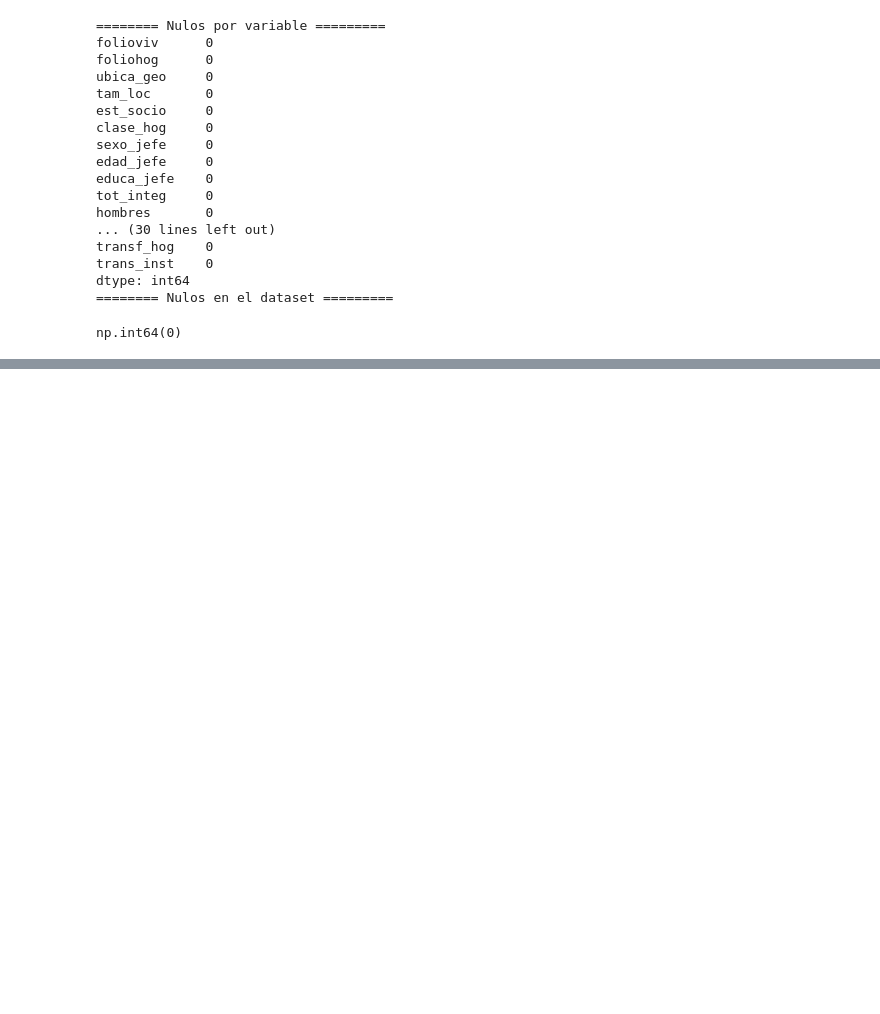
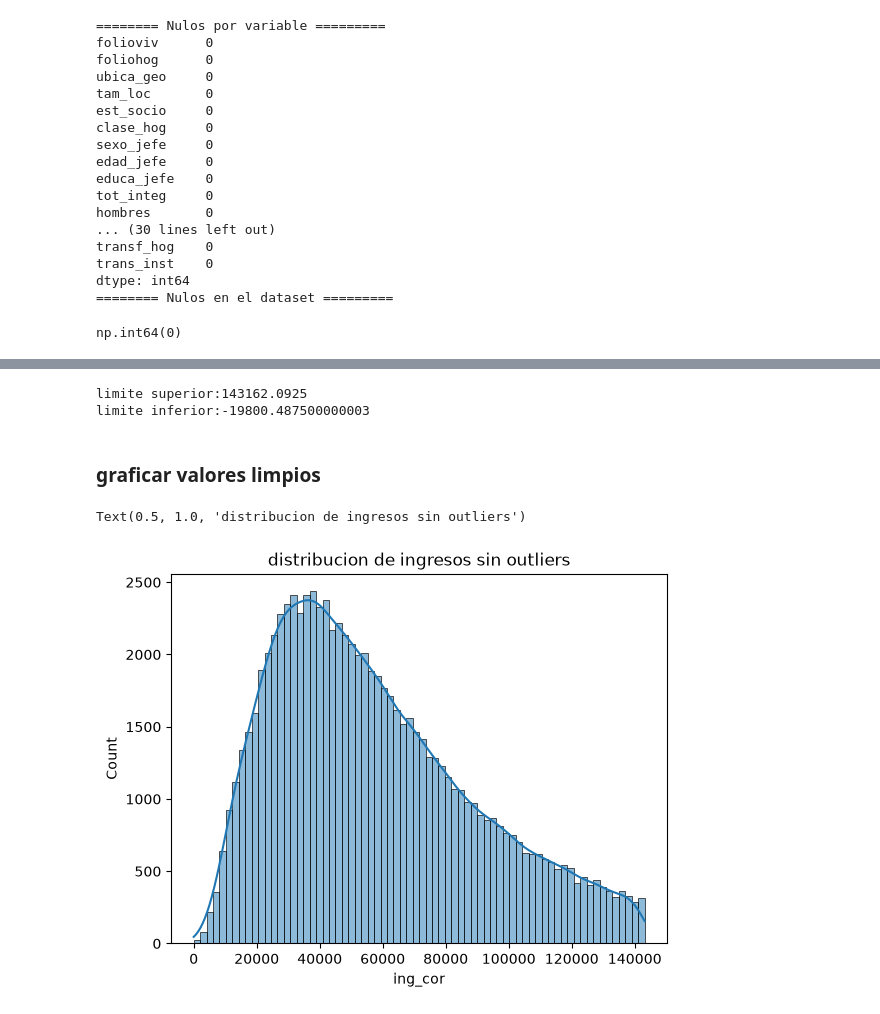
Before and after one commit to OswaldoRamAlv/ENIGH-2024---regresi-n-ingresos, a Jupyter notebook: code/Hogares/EDA_Hog.ipynb, the cells around one changed output, grey strips where cells are left out. Saved outputs shown, nothing was run; the diff lists cells and outputs as text; code cells hidden in the pictures; blank space fills up the shorter version.

```diff
--- a/code/Hogares/EDA_Hog.ipynb
+++ b/code/Hogares/EDA_Hog.ipynb
@@ -82,0 +129,27 @@ np.int64(0)
+# %%
+# Eliminacion de outliers
+#cuartiles
+q1 = hogares_eda['ing_cor'].quantile(0.25)
+q3 = hogares_eda['ing_cor'].quantile(0.75)
+# limites
+lim_inf = q1 - (1.5 + (q3 - q1))
+lim_sup = q3 + (1.5 + (q3 - q1))
+
+print(f'limite superior:{lim_sup}')
+print(f'limite inferior:{lim_inf}')
+
+""" eliminar outliers, solo por encima del limite superior,
+ya que en el dataset no hay valores negativos """
+
+hogares_eda = hogares_eda[hogares_eda['ing_cor'] < lim_sup]
+hogares_ml = hogares_ml[hogares_ml['ing_cor'] < lim_sup]
+# %% [output]
+limite superior:143162.0925
+limite inferior:-19800.487500000003
+# %% [markdown]
+### graficar valores limpios
+# %%
+sns.histplot(hogares_eda['ing_cor'], kde=True).set_title('distribucion de ingresos sin outliers')
+# %% [output]
+Text(0.5, 1.0, 'distribucion de ingresos sin outliers')
+[figure, added]
```
Also changed, not shown: parts of 9 cells of this notebook.
